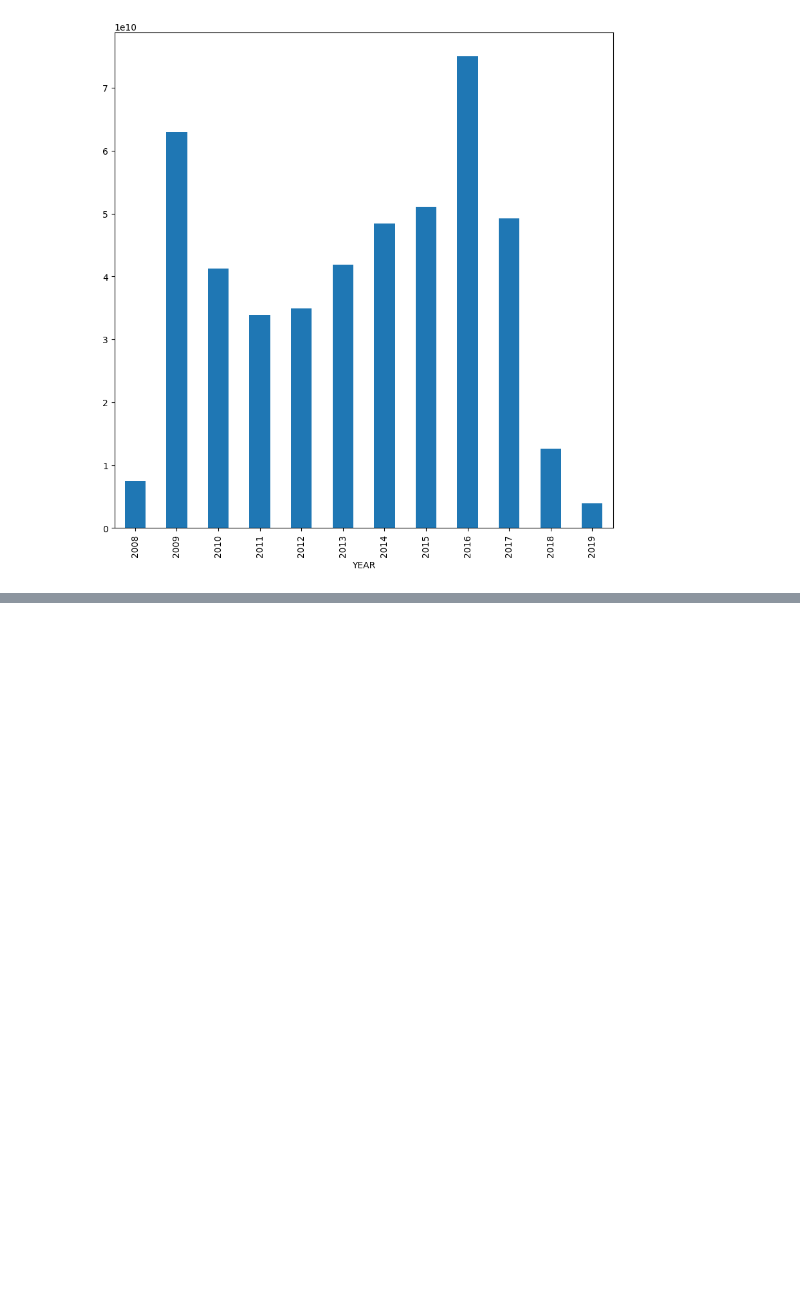
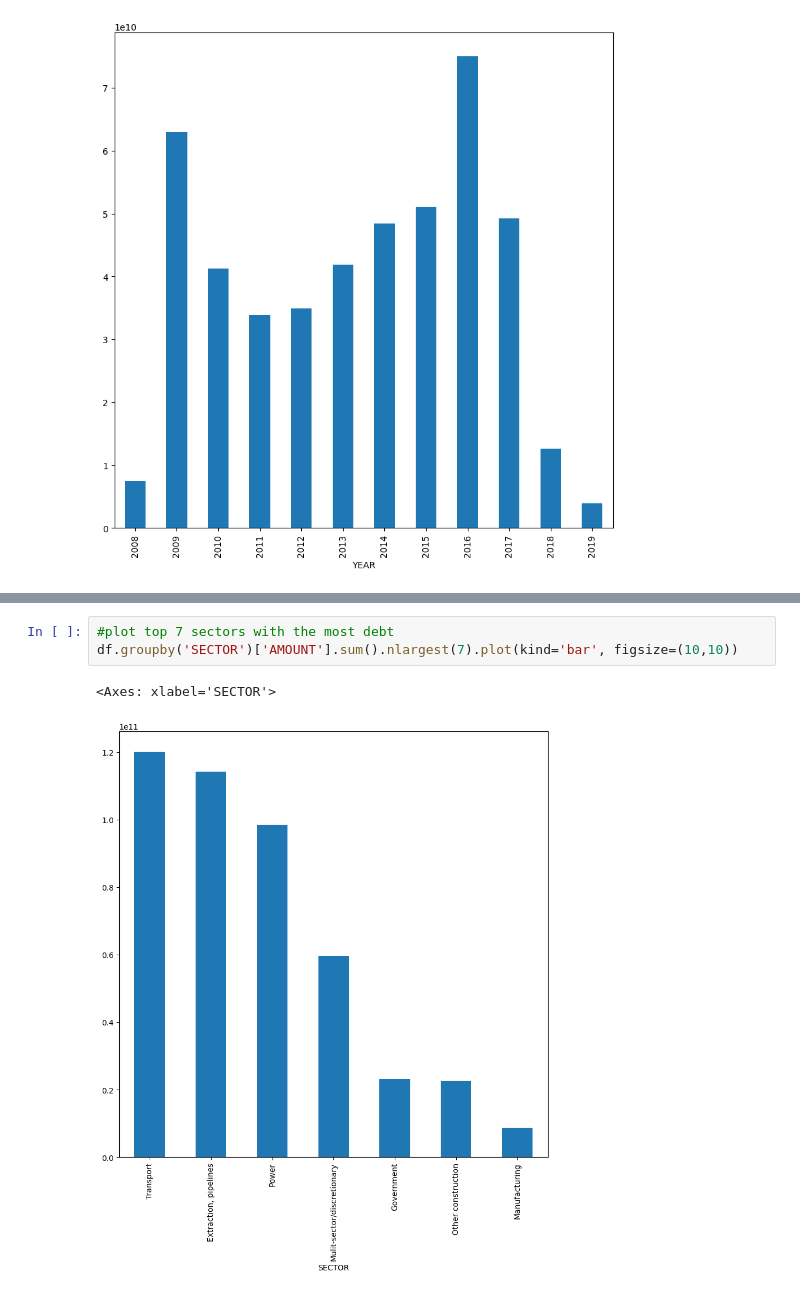
Before and after one commit to lnavneet331/debt, a Jupyter notebook: analysis.ipynb, the cells around one changed output, grey strips where cells are left out. Drawn from its saved outputs; the diff is of its cells as text; blank space fills up the shorter version.

```diff
--- a/analysis.ipynb
+++ b/analysis.ipynb
@@ -160,0 +175,6 @@ df.groupby('YEAR')['AMOUNT'].sum().plot(kind='bar', figsize=(10,10))
+# %%
+#plot top 7 sectors with the most debt
+df.groupby('SECTOR')['AMOUNT'].sum().nlargest(7).plot(kind='bar', figsize=(10,10))
+# %% [output]
+<Axes: xlabel='SECTOR'>
+[figure, added]
```
Also changed, not shown: parts of 4 cells of this notebook, 1 other file.
